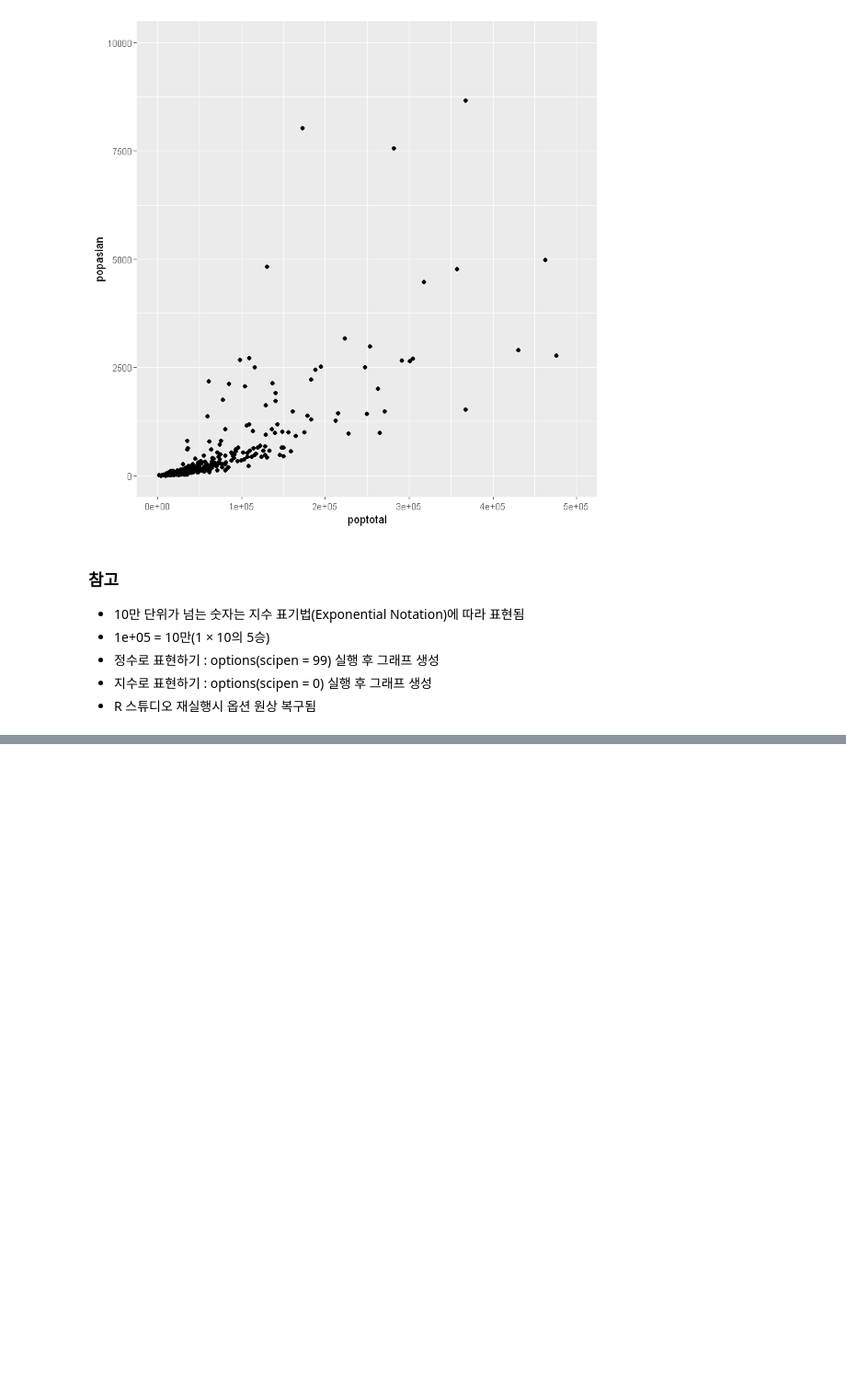
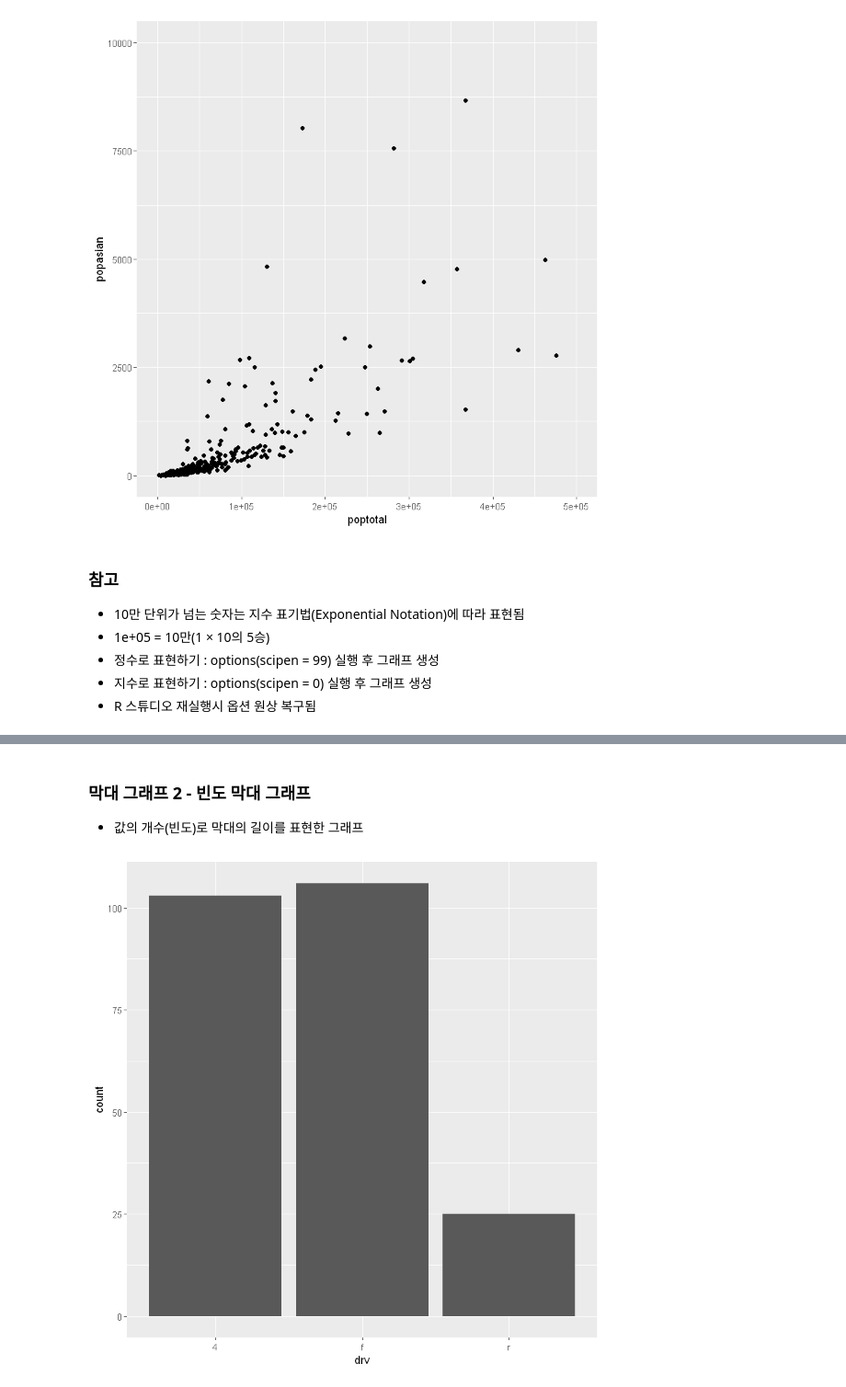
Before and after one commit to s6470076/R, a Jupyter notebook: Do_it_R 둘째 날.ipynb, the cells around one changed output, grey strips where cells are left out. Shown at 92% size. Saved outputs shown, nothing was run; the diff lists cells and outputs as text; code cells hidden in the pictures; blank space fills up the shorter version.

```diff
--- a/Do_it_R 둘째 날.ipynb
+++ b/Do_it_R 둘째 날.ipynb
@@ -1612,0 +1660,8 @@ Warning message:
+# %% [markdown]
+### 막대 그래프 2 - 빈도 막대 그래프
+- 값의 개수(빈도)로 막대의 길이를 표현한 그래프
+# %%
+# x 축 범주 변수 , y 축 빈도
+ggplot(data=mpg,aes(x=drv))+geom_bar()
+# %% [output]
+[figure, added]
```
Also changed, not shown: parts of 25 cells of this notebook.
